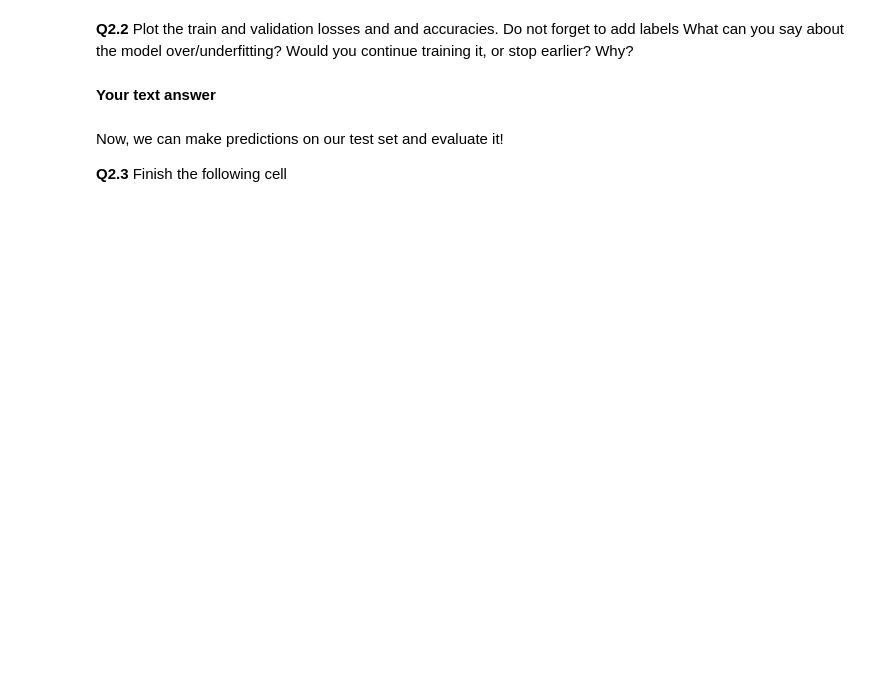
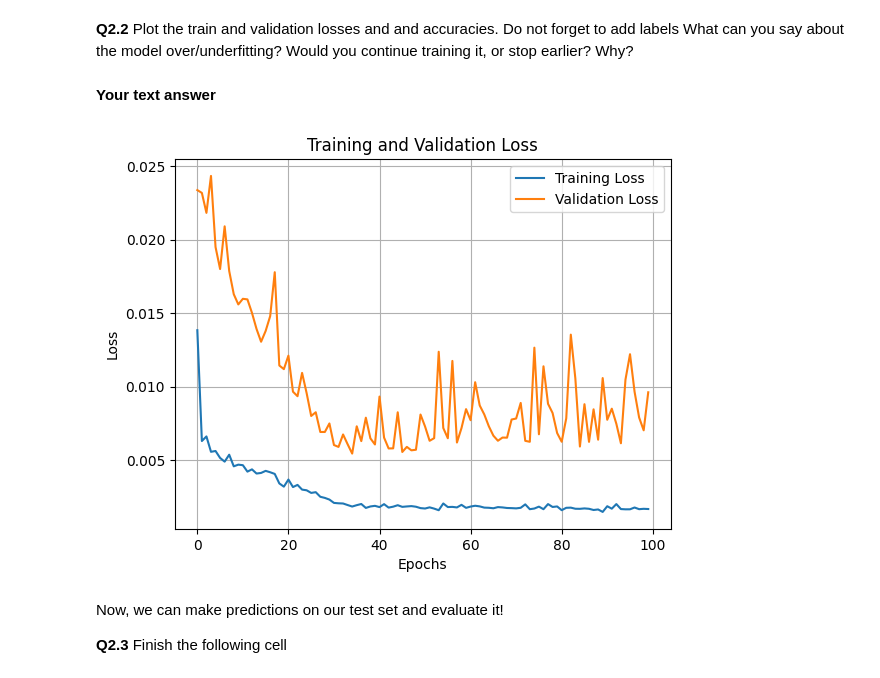
Before and after one commit to celinamadaschi/TMDL2024-, a Jupyter notebook: Week 4/Assignment 4 - Empty - 2024.ipynb, the cells around one changed output. Saved outputs shown, nothing was run; the diff lists cells and outputs as text; code cells hidden in the pictures; blank space fills up the shorter version.

```diff
--- a/Week 4/Assignment 4 - Empty - 2024.ipynb
+++ b/Week 4/Assignment 4 - Empty - 2024.ipynb
@@ -159,7 +159,7 @@ from sklearn.preprocessing import MinMaxScaler
 from sklearn.metrics import mean_squared_error
 
 # Load the Air Passengers dataset
-data = pd.read_csv('AirPassengers.csv')
+data = pd.read_csv('AirPassengers - 2024.csv')
 time_series = data['#Passengers'].values.astype(float)
 
 # preprocess, use a scaler to scale the features to 0 and 1
@@ -197,11 +195,10 @@ FileNotFoundError: [Errno 2] No such file or directory: 'AirPassengers.csv'
 # %%
 # Build the LSTM model
 model = keras.Sequential([
-    keras.layers.LSTM(..., input_shape=(sequence_length, 1)),
-    ... # add more layers if you want
-    keras.layers.Dense(...) # how many outputs in this regression task?
+    keras.layers.LSTM(50, input_shape=(sequence_length, 1)),
+    keras.layers.Dense(1) # 1 output in this regression task
 ])
 
 # Compile and train the model
-model.compile(loss=..., optimizer='adam') # use MSE loss and Adam optimizer. If you don't know how, look it up!
-history = model.fit(..., ..., epochs=..., batch_size=..., validation_split=0.2)
+model.compile(loss='mean_squared_error', optimizer='adam') # using MSE loss and Adam optimizer
+history = model.fit(X_train, y_train, epochs=100, batch_size=1, validation_split=0.2)
@@ -211,6 +227,17 @@ history = model.fit(..., ..., epochs=..., batch_size=..., validation_split=0.2)
 **Your text answer**
 # %%
 # Your code here
+# Plot losses
+plt.plot(history.history["loss"], label='Training Loss')
+plt.plot(history.history["val_loss"], label='Validation Loss')
+plt.ylabel('Loss')
+plt.xlabel('Epochs')
+plt.grid()
+plt.legend()
+plt.title('Training and Validation Loss')
+plt.show()
+# %% [output]
+[figure, added]
 # %% [markdown]
 Now, we can make predictions on our test set and evaluate it!
 
```
Also changed, not shown: parts of 3 cells of this notebook.
